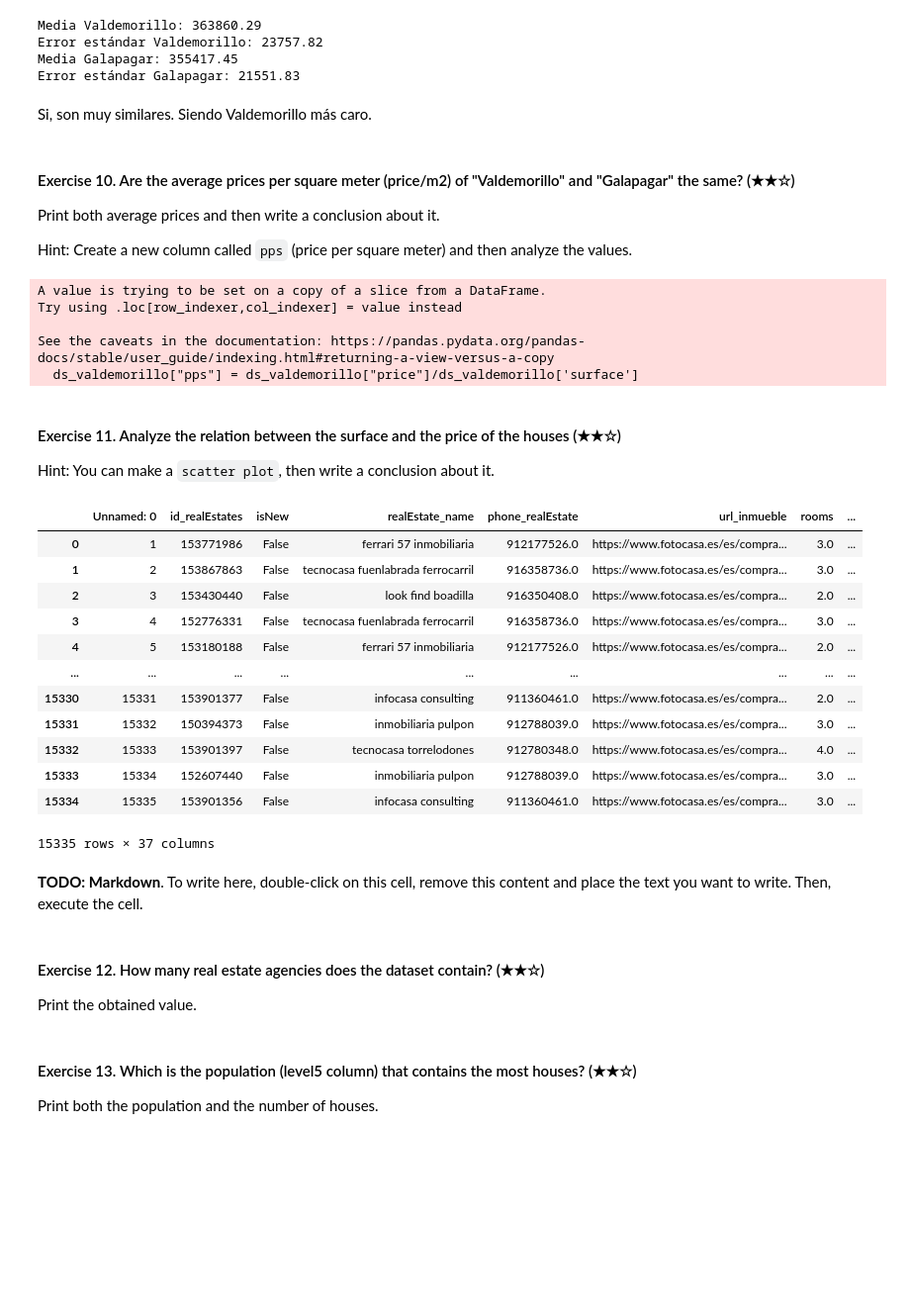
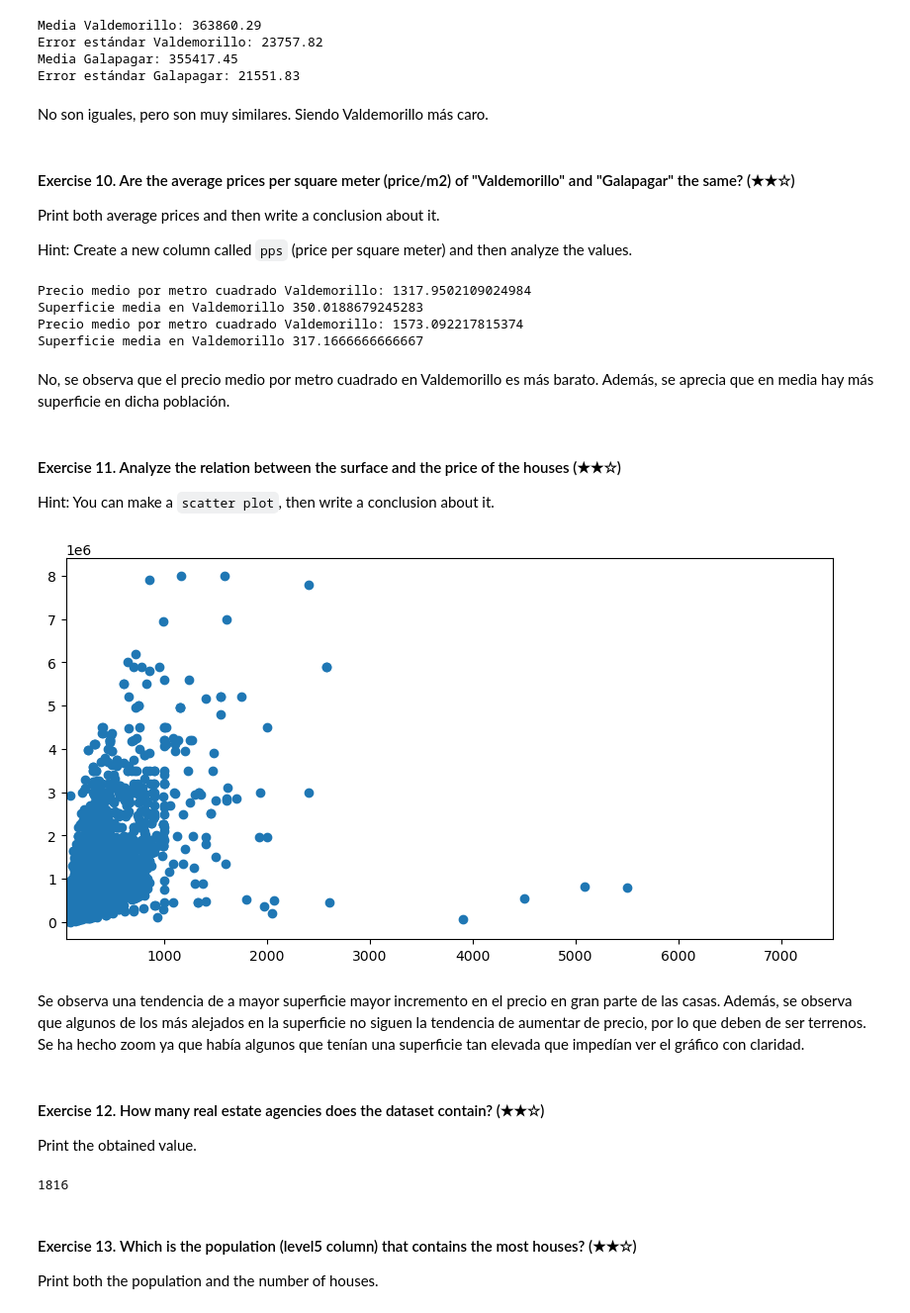
Before and after one commit to 4GeeksAcademy/realestate-datacleanup-exercise-course, a Jupyter notebook: project.ipynb, the cells around one changed output. Shown: that part at 99% size. Drawn from its saved outputs; the diff is of its cells as text; code cells hidden in the pictures; blank space fills up the shorter version.

```diff
--- a/project.ipynb
+++ b/project.ipynb
@@ -282,7 +274,7 @@ Error estándar Valdemorillo: 23757.82
 Media Galapagar: 355417.45
 Error estándar Galapagar: 21551.83
 # %% [markdown]
-Si, son muy similares. Siendo Valdemorillo más caro.
+No son iguales, pero son muy similares. Siendo Valdemorillo más caro.
 # %% [markdown]
 #### Exercise 10. Are the average prices per square meter (price/m2) of "Valdemorillo" and "Galapagar" the same? (★★☆)
 
@@ -290,42 +282,55 @@ Print both average prices and then write a conclusion about it.
 
 Hint: Create a new column called `pps` (price per square meter) and then analyze the values.
 # %%
+# Elimino de Valdemorillo los que tengan superficie nan, anteriormente hemos visto que price no tiene ninguno
+# con la variable nan_sum
 
-ds_valdemorillo["pps"] = ds_valdemorillo["price"]/ds_valdemorillo['surface']
+# VALDEMORILLO
+ds_valdemorillo = ds_valdemorillo.dropna(subset=['surface'])
+ds_valdemorillo["pps"] = ds_valdemorillo['price']/ds_valdemorillo['surface']
+print("Precio medio por metro cuadrado Valdemorillo:",ds_valdemorillo['pps'].mean())
+print("Superficie media en Valdemorillo",ds_valdemorillo['surface'].mean())
+
+# GALAPAGAR
+ds_galapagar = ds_galapagar.dropna(subset=['surface'])
+ds_galapagar["pps"] = ds_galapagar['price']/ds_galapagar['surface']
+print("Precio medio por metro cuadrado Valdemorillo:",ds_galapagar['pps'].mean())
+print("Superficie media en Valdemorillo",ds_galapagar['surface'].mean())
 # %% [output]
-A value is trying to be set on a copy of a slice from a DataFrame.
-Try using .loc[row_indexer,col_indexer] = value instead
-
-See the caveats in the documentation: https://pandas.pydata.org/pandas-docs/stable/user_guide/indexing.html#returning-a-view-versus-a-copy
-  ds_valdemorillo["pps"] = ds_valdemorillo["price"]/ds_valdemorillo['surface']
+Precio medio por metro cuadrado Valdemorillo: 1317.9502109024984
+Superficie media en Valdemorillo 350.0188679245283
+Precio medio por metro cuadrado Valdemorillo: 1573.092217815374
+Superficie media en Valdemorillo 317.1666666666667
+# %% [markdown]
+No, se observa que el precio medio por metro cuadrado en Valdemorillo es más barato.
+Además, se aprecia que en media hay más superficie en dicha población.
 # %% [markdown]
 #### Exercise 11. Analyze the relation between the surface and the price of the houses (★★☆)
 
 Hint: You can make a `scatter plot`, then write a conclusion about it.
 # %%
-# TODO: Code
+ds_filter = ds[(ds['surface'] > 0) & (ds['price'] > 0)]
+x1 = ds_filter['surface']
+y1 = ds_filter['price']
+
+plt.figure(figsize=(10,5))
+plt.scatter(x1,y1)
+plt.xlim(40,7500)   # zoom
+plt.show()  # Para mostrar el gráfico
 # %% [output]
-|  | Unnamed: 0 | id_realEstates | isNew | realEstate_name | phone_realEstate | url_inmueble | rooms | ... |
-| 0 | 1 | 153771986 | False | ferrari 57 inmobiliaria | 912177526.0 | https://www.fotocasa.es/es/compra... | 3.0 | ... |
-| 1 | 2 | 153867863 | False | tecnocasa fuenlabrada ferrocarril | 916358736.0 | https://www.fotocasa.es/es/compra... | 3.0 | ... |
-| 2 | 3 | 153430440 | False | look find boadilla | 916350408.0 | https://www.fotocasa.es/es/compra... | 2.0 | ... |
-| 3 | 4 | 152776331 | False | tecnocasa fuenlabrada ferrocarril | 916358736.0 | https://www.fotocasa.es/es/compra... | 3.0 | ... |
-| 4 | 5 | 153180188 | False | ferrari 57 inmobiliaria | 912177526.0 | https://www.fotocasa.es/es/compra... | 2.0 | ... |
-| ... | ... | ... | ... | ... | ... | ... | ... | ... |
-| 15330 | 15331 | 153901377 | False | infocasa consulting | 911360461.0 | https://www.fotocasa.es/es/compra... | 2.0 | ... |
-| 15331 | 15332 | 150394373 | False | inmobiliaria pulpon | 912788039.0 | https://www.fotocasa.es/es/compra... | 3.0 | ... |
-| 15332 | 15333 | 153901397 | False | tecnocasa torrelodones | 912780348.0 | https://www.fotocasa.es/es/compra... | 4.0 | ... |
-| 15333 | 15334 | 152607440 | False | inmobiliaria pulpon | 912788039.0 | https://www.fotocasa.es/es/compra... | 3.0 | ... |
-| 15334 | 15335 | 153901356 | False | infocasa consulting | 911360461.0 | https://www.fotocasa.es/es/compra... | 3.0 | ... |
-15335 rows × 37 columns
+[figure, added]
 # %% [markdown]
-**TODO: Markdown**. To write here, double-click on this cell, remove this content and place the text you want to write. Then, execute the cell.
+Se observa una tendencia de a mayor superficie mayor incremento en el precio en gran parte de las casas. Además, se observa que algunos de los más alejados en la superficie no siguen la tendencia de aumentar de precio, por lo que deben de ser terrenos. Se ha hecho zoom ya que había algunos que tenían una superficie tan elevada que impedían ver el gráfico con claridad.
 # %% [markdown]
 #### Exercise 12. How many real estate agencies does the dataset contain? (★★☆)
 
 Print the obtained value.
 # %%
 # TODO
+ds_filtered = ds.dropna(subset="realEstate_name")
+len(ds_filtered.groupby('realEstate_name'))
+# %% [output]
+1816
 # %% [markdown]
 #### Exercise 13. Which is the population (level5 column) that contains the most houses? (★★☆)
 
```
Also changed, not shown: parts of 18 cells of this notebook.
